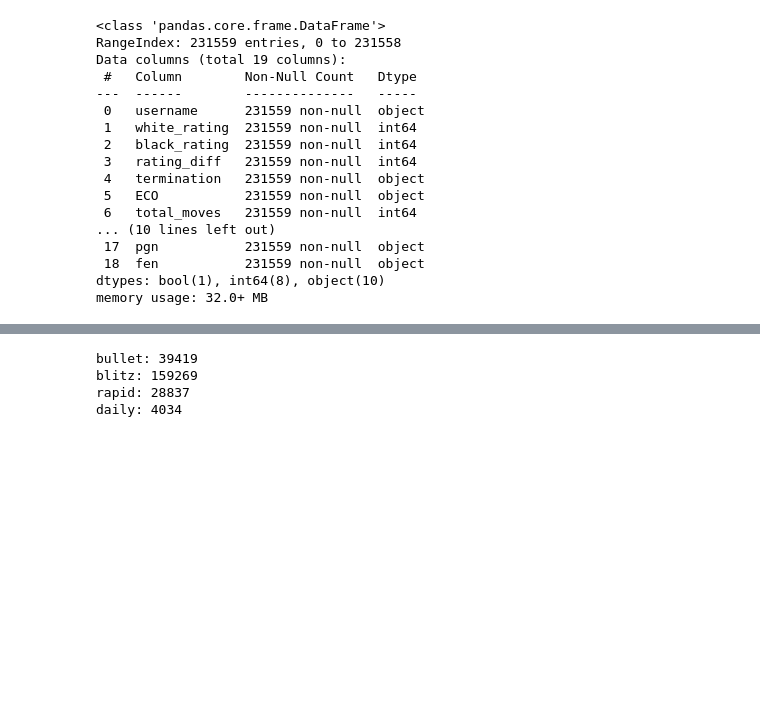
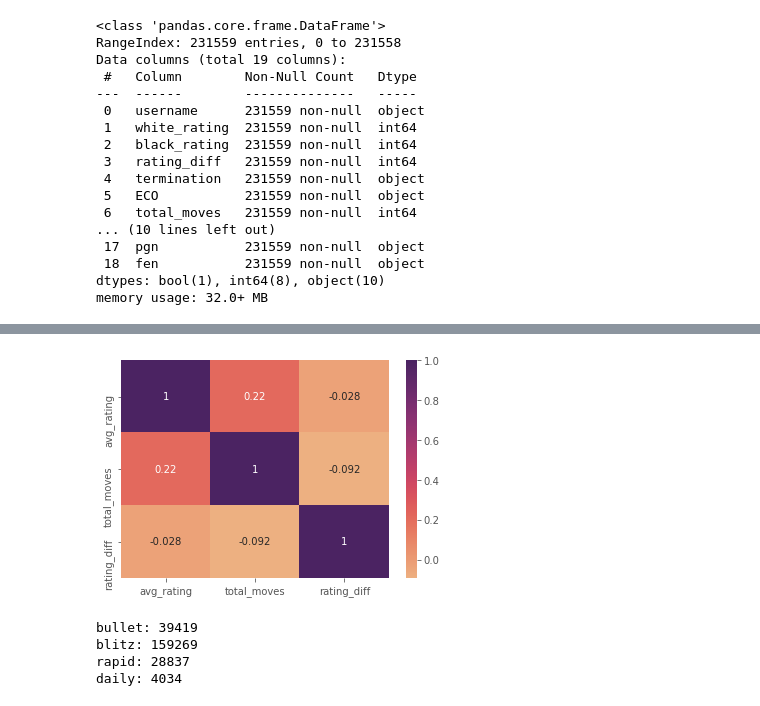
Before and after one commit to kenshr/The-Evolution-of-Chess, a Jupyter notebook: src/Sample_RU_1500_EDA.ipynb, the cells around one changed output, grey strips where cells are left out. Saved outputs shown, nothing was run; the diff lists cells and outputs as text; code cells hidden in the pictures; blank space fills up the shorter version.

```diff
--- a/src/Sample_RU_1500_EDA.ipynb
+++ b/src/Sample_RU_1500_EDA.ipynb
@@ -89,3 +130,10 @@ chess_df['user_rating'] = user_rating
+# %%
+# Correlation matrix looking at correlation of numerical features
+corrMatrix = chess_df[['avg_rating','total_moves', 'rating_diff']].corr()
+sn.heatmap(corrMatrix, annot=True, cmap='flare')
+plt.show()
+# %% [output]
+[figure, added]
 # %%
 # View number of games in each category
 print('bullet: ' + str(sum(chess_df['time_class'] == 'bullet')))
```
Also changed, not shown: parts of 23 cells of this notebook, 2 other files.
